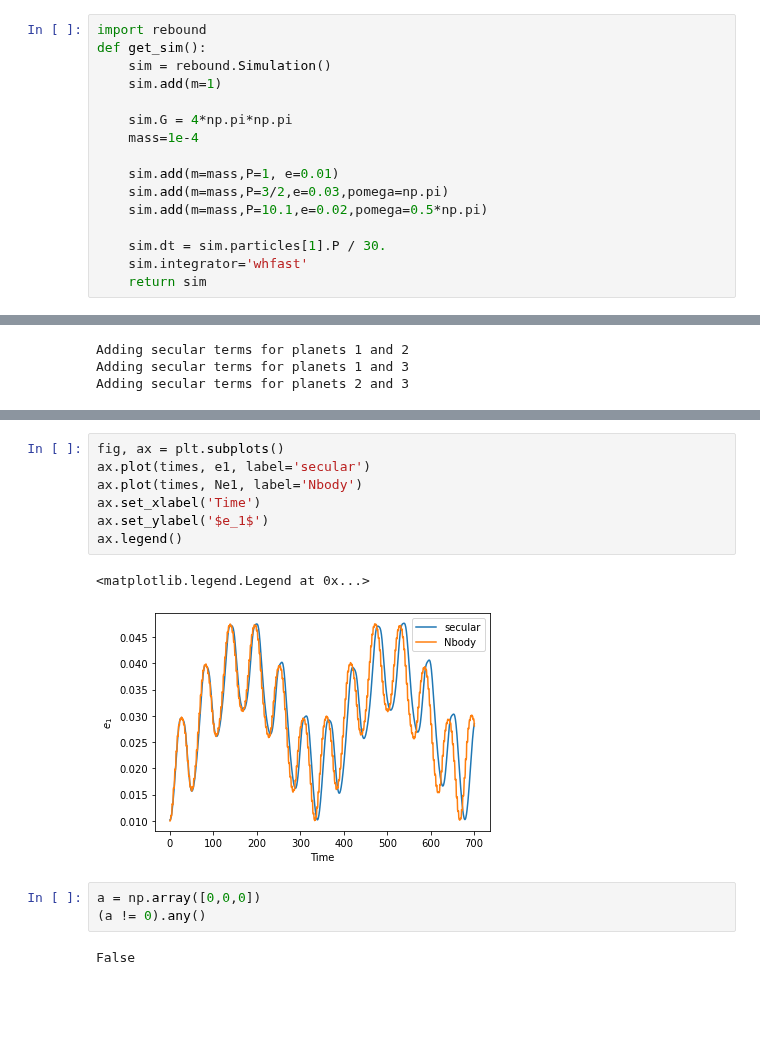
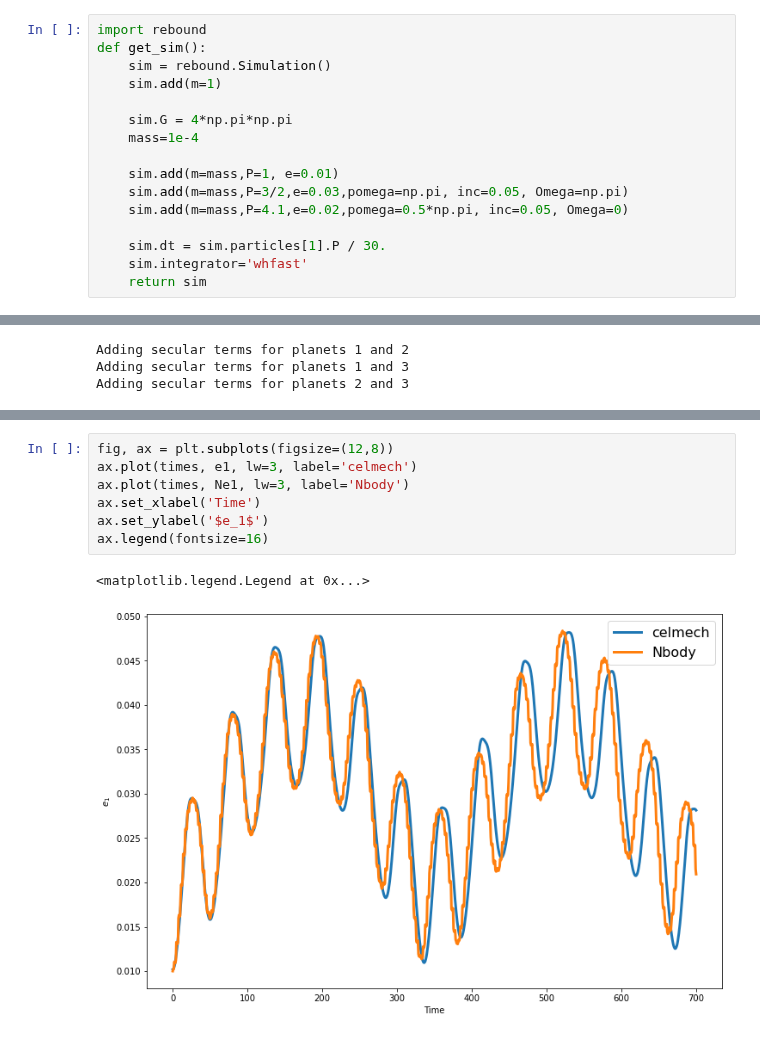
Before and after one commit to shadden/celmech, a Jupyter notebook: jupyter_examples/AddingDisturbingFunctionTerms.ipynb, the cells around one changed output, grey strips where cells are left out. Cells and saved outputs as stored; diff of their text form; blank space fills up the shorter version.

```diff
--- a/jupyter_examples/AddingDisturbingFunctionTerms.ipynb
+++ b/jupyter_examples/AddingDisturbingFunctionTerms.ipynb
@@ -23,8 +23,8 @@ def get_sim():
     mass=1e-4
 
     sim.add(m=mass,P=1, e=0.01)
-    sim.add(m=mass,P=3/2,e=0.03,pomega=np.pi)
-    sim.add(m=mass,P=10.1,e=0.02,pomega=0.5*np.pi)
+    sim.add(m=mass,P=3/2,e=0.03,pomega=np.pi, inc=0.05, Omega=np.pi)
+    sim.add(m=mass,P=4.1,e=0.02,pomega=0.5*np.pi, inc=0.05, Omega=0)
 
     sim.dt = sim.particles[1].P / 30.
     sim.integrator='whfast'
@@ -139,15 +157,10 @@ Wall time: 7.7 s
 # %%
-fig, ax = plt.subplots()
-ax.plot(times, e1, label='secular')
-ax.plot(times, Ne1, label='Nbody')
+fig, ax = plt.subplots(figsize=(12,8))
+ax.plot(times, e1, lw=3, label='celmech')
+ax.plot(times, Ne1, lw=3, label='Nbody')
 ax.set_xlabel('Time')
 ax.set_ylabel('$e_1$')
-ax.legend()
+ax.legend(fontsize=16)
 # %% [output]
 <matplotlib.legend.Legend at 0x...>
-[figure, old version]
+[figure, new version]
-# %%
-a = np.array([0,0,0])
-(a != 0).any()
-# %% [output]
-False
```
Also changed, not shown: parts of 8 cells of this notebook, 2 other files.
